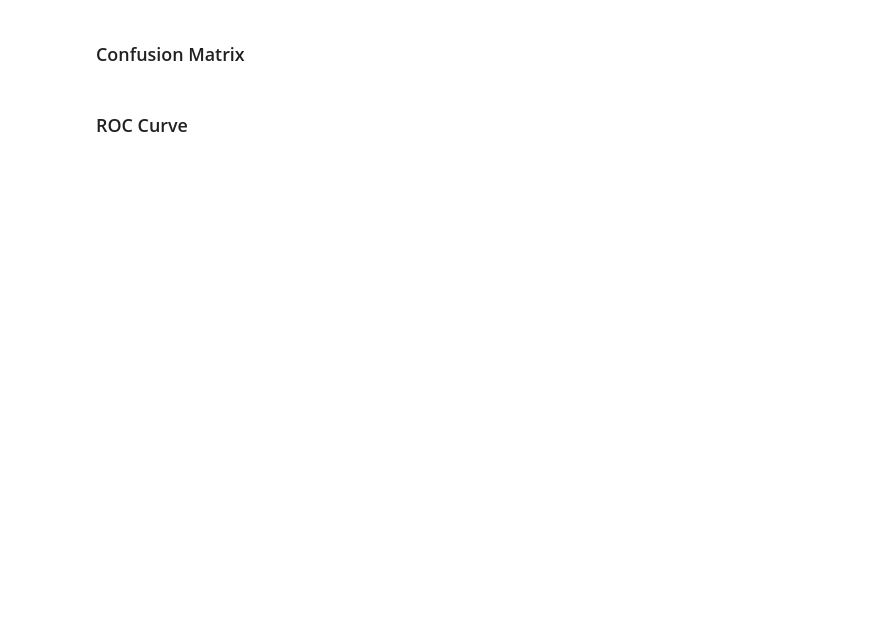
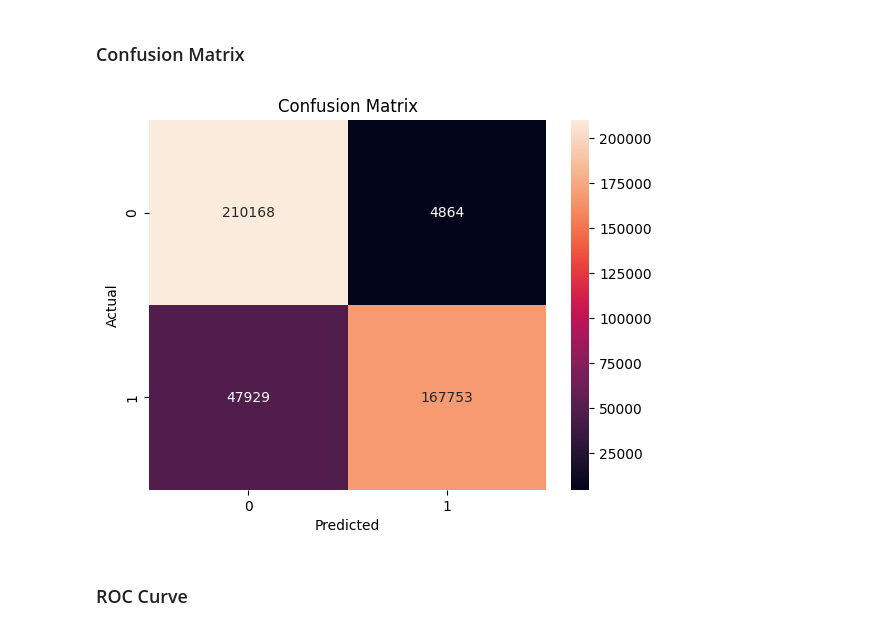
Before and after one commit to brendancsmith/credit-risk, a Jupyter notebook: notebooks/exploratory.ipynb, the cells around one changed output. Cells and saved outputs as stored; diff of their text form; code cells hidden in the pictures; blank space fills up the shorter version.

```diff
--- a/notebooks/exploratory.ipynb
+++ b/notebooks/exploratory.ipynb
@@ -68 +221,5 @@ print(df.head())
+# %%
+from src import training
+
+X_resampled, y_resampled = training.resample(df)
 # %% [markdown]
@@ -76 +227,7 @@ X_train, X_test, y_train, y_test = split_data(df, "Target")
+# %%
+from sklearn.model_selection import train_test_split
+
+X_train, X_test, y_train, y_test = train_test_split(
+    X_resampled, y_resampled, test_size=0.2, random_state=42
+)
 # %% [markdown]
@@ -78,6 +235,6 @@ X_train, X_test, y_train, y_test = split_data(df, "Target")
 # %%
-from src.models.model import create_model
-from src.models.training import fit_model
+from src.model import create_model
 
-model = create_model()
-model = fit_model(model, X_train, y_train)
+model = create_model(eval_metric='logloss')
+
+model.fit(X_train, y_train)
@@ -115,2 +293,7 @@ plt.show()
+# %%
+# Confusion matrix
+visualize.confusion_matrix(y_test, y_pred)
+# %% [output]
+[figure, added]
 # %% [markdown]
 ### ROC Curve
```
Also changed, not shown: parts of 53 cells of this notebook, 24 other files.
